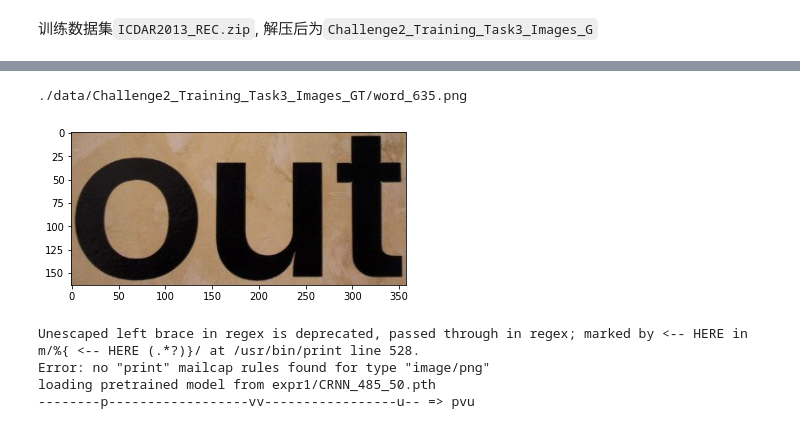
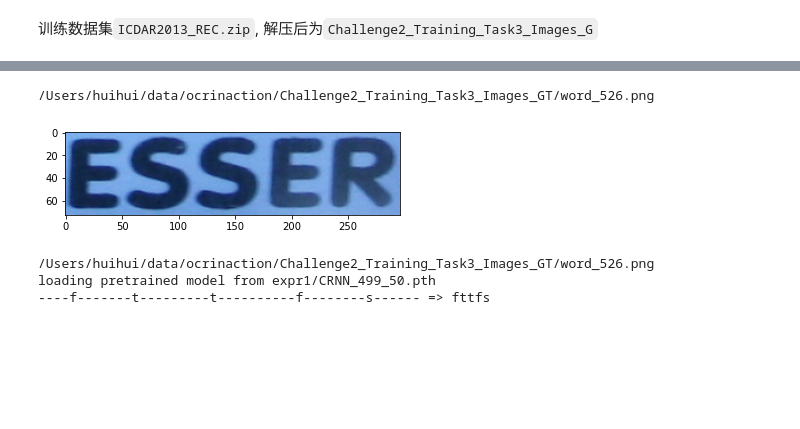
Before and after one commit to xuehuiping/crnn, a Jupyter notebook: note1.ipynb, the cells around one changed output, grey strips where cells are left out. Saved outputs shown, nothing was run; the diff lists cells and outputs as text; code cells hidden in the pictures; blank space fills up the shorter version.

```diff
--- a/note1.ipynb
+++ b/note1.ipynb
@@ -16,30 +3,29 @@ python train.py \
 # %%
 
 import os
 import random
 
-folder = './data/Challenge2_Training_Task3_Images_GT/'
+folder = '/Users/huihui/data/ocrinaction/Challenge2_Training_Task3_Images_GT/'
 names = os.listdir(folder)
 names = [name for name in names if name.endswith('.png')]
 name = random.choice(names)
 print(folder + name)
 
 file_name = folder + name
 
 import matplotlib.pyplot as plt
 %matplotlib inline
 
 img = plt.imread(file_name)
 plt.imshow(img)
 plt.show()
 # %% [output]
-./data/Challenge2_Training_Task3_Images_GT/word_635.png
+/Users/huihui/data/ocrinaction/Challenge2_Training_Task3_Images_GT/word_526.png
-[figure, old version]
+[figure, new version]
 # %%
 !print $file_name
-!python demo.py --img_path $file_name --model_path expr1/CRNN_485_50.pth
+!python demo1.py --img_path $file_name --model_path expr1/CRNN_499_50.pth
 # %% [output]
-Unescaped left brace in regex is deprecated, passed through in regex; marked by <-- HERE in m/%{ <-- HERE (.*?)}/ at /usr/bin/print line 528.
-Error: no "print" mailcap rules found for type "image/png"
-loading pretrained model from expr1/CRNN_485_50.pth
---------p------------------vv-----------------u-- => pvu
+/Users/huihui/data/ocrinaction/Challenge2_Training_Task3_Images_GT/word_526.png
+loading pretrained model from expr1/CRNN_499_50.pth
+----f-------t---------t----------f--------s------ => fttfs
```
Also changed, not shown: parts of 1 cell of this notebook, 7 other files.
